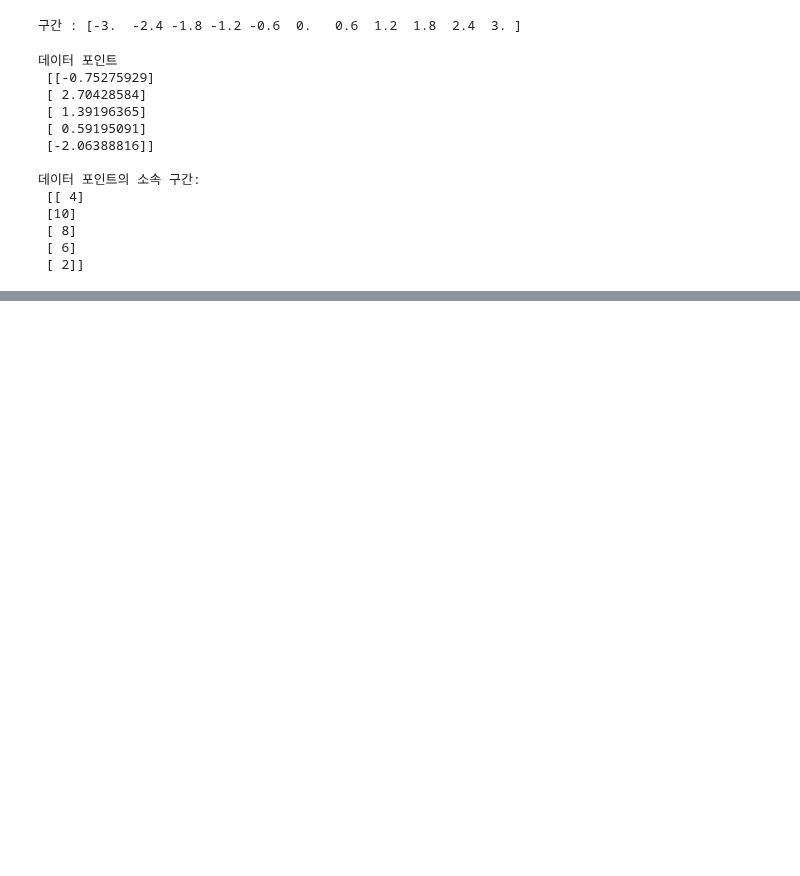
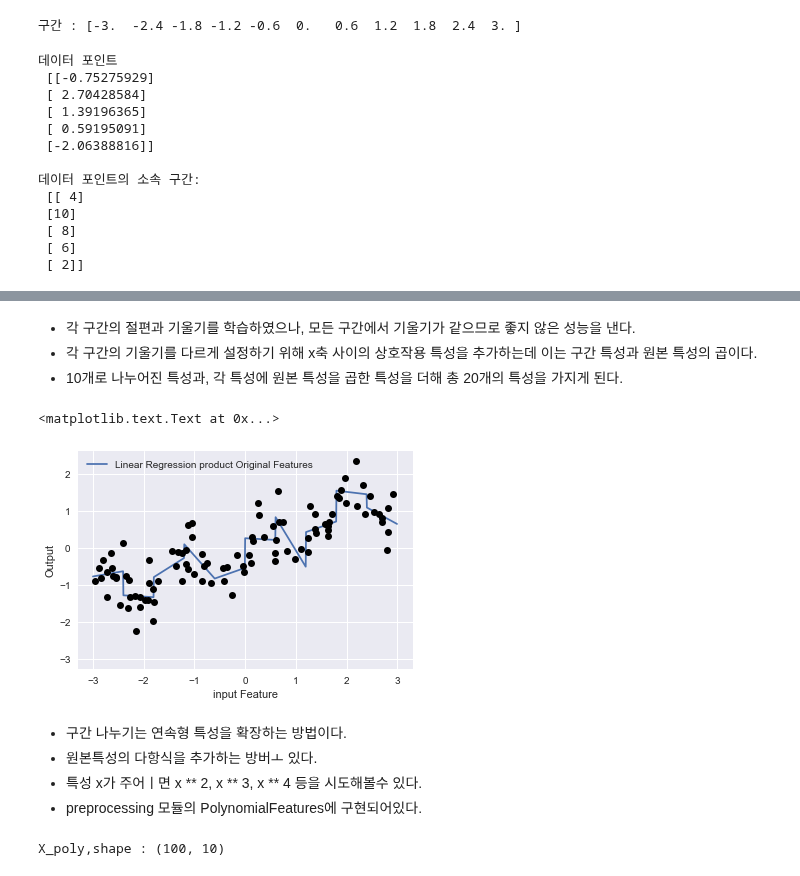
Before and after one commit to kjw1oo/SKLEARN, a Jupyter notebook: Feature_engineering.ipynb, the cells around one changed output, grey strips where cells are left out. Saved outputs shown, nothing was run; the diff lists cells and outputs as text; code cells hidden in the pictures; blank space fills up the shorter version.

```diff
--- a/Feature_engineering.ipynb
+++ b/Feature_engineering.ipynb
@@ -151,0 +225,24 @@ print('\n데이터 포인트의 소속 구간:\n', which_bin[:5])
+# %% [markdown]
+- 각 구간의 절편과 기울기를 학습하였으나, 모든 구간에서 기울기가 같으므로 좋지 않은 성능을 낸다.
+- 각 구간의 기울기를 다르게 설정하기 위해 x축 사이의 상호작용 특성을 추가하는데 이는 구간 특성과 원본 특성의 곱이다.
+- 10개로 나누어진 특성과, 각 특성에 원본 특성을 곱한 특성을 더해 총 20개의 특성을 가지게 된다.
+# %%
+reg = LinearRegression().fit(X_product, y)
+
+line_product = np.hstack([line_binned, line * line_binned])
+plt.plot(line, reg.predict(line_product), label='Linear Regression product Original Features')
+
+for bi in bins:
+    plt.plot([bi, bi], [-3, -3], ':', c='k', linewidth=1)
+plt.plot(X[:, 0], y, 'o', c='k')
+plt.legend(loc='best')
+plt.ylabel('Output')
+plt.xlabel('input Feature')
+# %% [output]
+<matplotlib.text.Text at 0x...>
+[figure, added]
+# %% [markdown]
+- 구간 나누기는 연속형 특성을 확장하는 방법이다.
+- 원본특성의 다항식을 추가하는 방버ㅗ 있다.
+- 특성 x가 주어ㅣ면  x ** 2, x ** 3, x ** 4 등을 시도해볼수 있다.
+- preprocessing 모듈의 PolynomialFeatures에 구현되어있다.
@@ -151,0 +256,4 @@ print('\n데이터 포인트의 소속 구간:\n', which_bin[:5])
+# %%
+print("X_poly,shape :", X_poly.shape)
+# %% [output]
+X_poly,shape : (100, 10)
```
Also changed, not shown: parts of 67 cells of this notebook.
